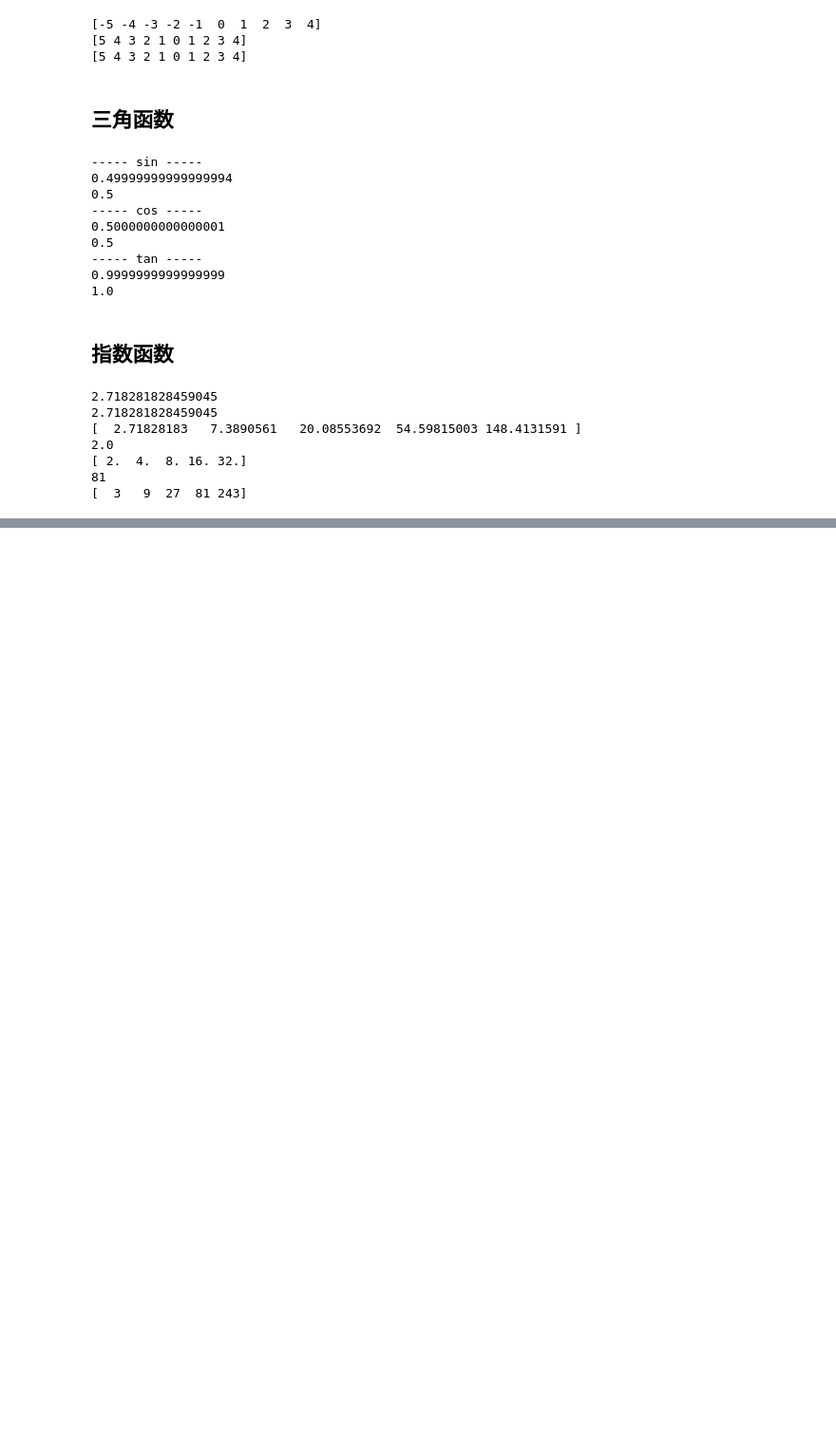
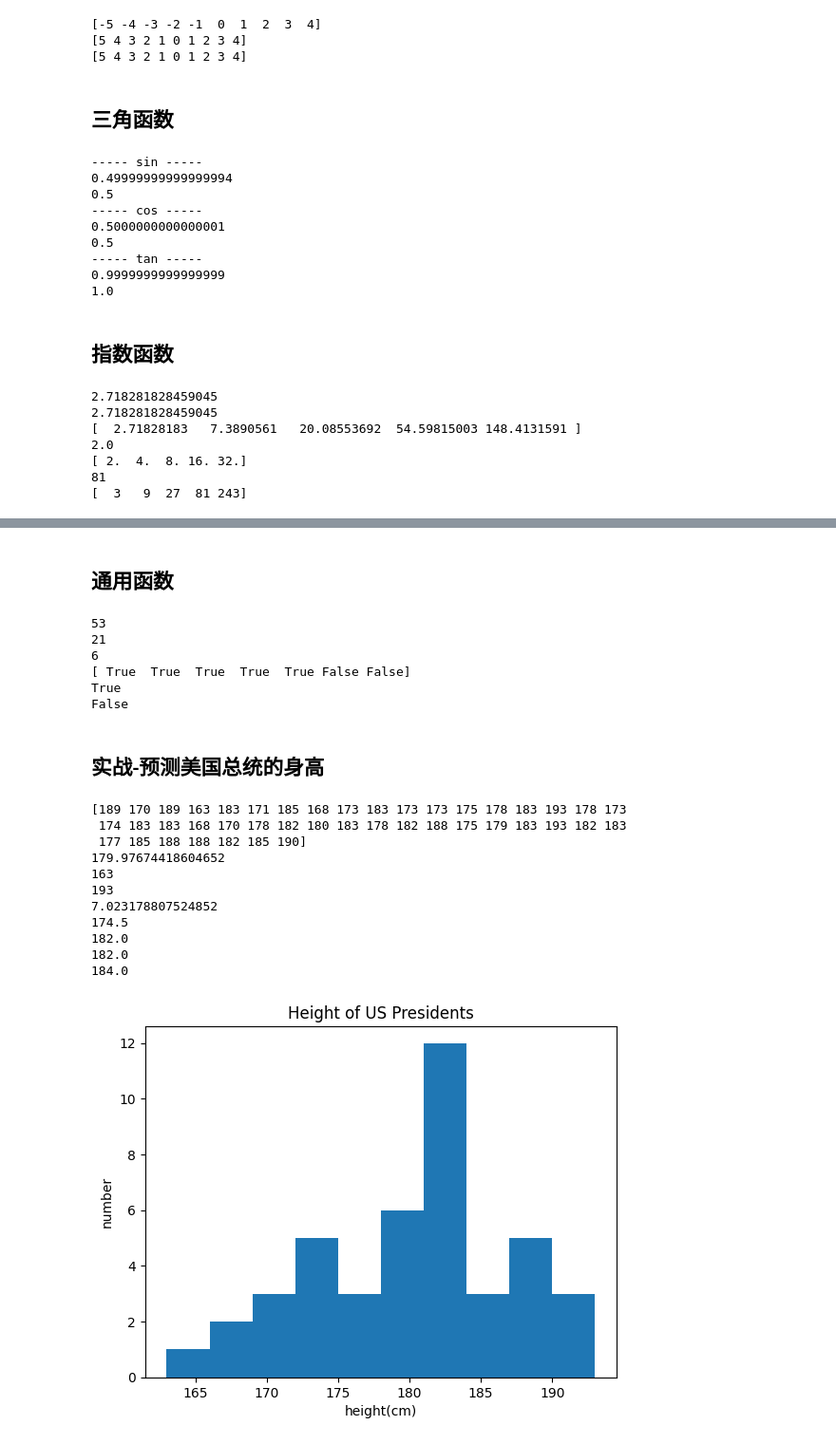
Before and after one commit to CollapseEdge/Mathematical-modeling-materials, a Jupyter notebook: numpy.ipynb, the cells around one changed output, grey strips where cells are left out. Shown at 95% size. Cells and saved outputs as stored; diff of their text form; code cells hidden in the pictures; blank space fills up the shorter version.

```diff
--- a/numpy.ipynb
+++ b/numpy.ipynb
@@ -671,0 +756,60 @@ print(val)
+# %% [markdown]
+## 通用函数
+# %%
+import numpy as np
+
+X = np.array([1,2,3,5,8,13,21])
+
+print(np.sum(X))
+print(np.max(X))
+print(np.argmax(X))
+
+print(X<10)
+print(np.any(X<10))
+print(np.all(X<10))
+# %% [output]
+53
+21
+6
+[ True  True  True  True  True False False]
+True
+False
+# %% [markdown]
+## 实战-预测美国总统的身高
+# %%
+import numpy as np
+import pandas as pd
+import matplotlib.pyplot as plt
+
+data = pd.read_csv('./testFile/numpy/president_heights.csv')
+
+heights = np.array(data['height(cm)'])
+print(heights)
+print(heights.mean())
+print(heights.min())
+print(heights.max())
+print(heights.std())
+
+print(np.percentile(heights, 25)) # 25%分位值
+print(np.percentile(heights, 50)) # 50%分位值
+print(np.median(heights))         # 中位数
+print(np.percentile(heights, 75)) # 75%分位值
+
+plt.hist(heights)
+plt.title("Height of US Presidents")
+plt.xlabel("height(cm)")
+plt.ylabel("number")
+plt.show()
+# %% [output]
+[189 170 189 163 183 171 185 168 173 183 173 173 175 178 183 193 178 173
+ 174 183 183 168 170 178 182 180 183 178 182 188 175 179 183 193 182 183
+ 177 185 188 188 182 185 190]
+179.97674418604652
+163
+193
+7.023178807524852
+174.5
+182.0
+182.0
+184.0
+[figure, added]
```
Also changed, not shown: parts of 6 cells of this notebook, 1 other file.
